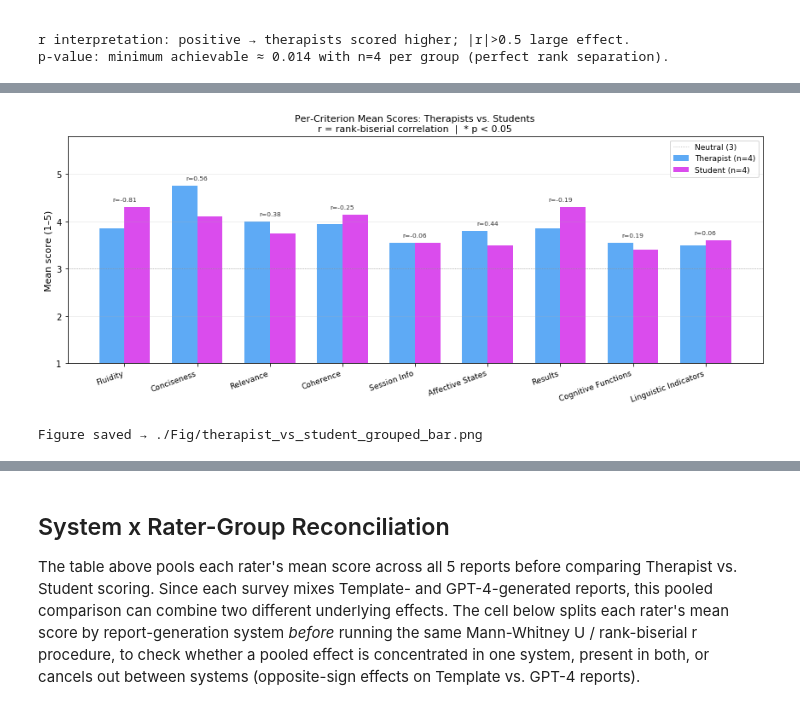
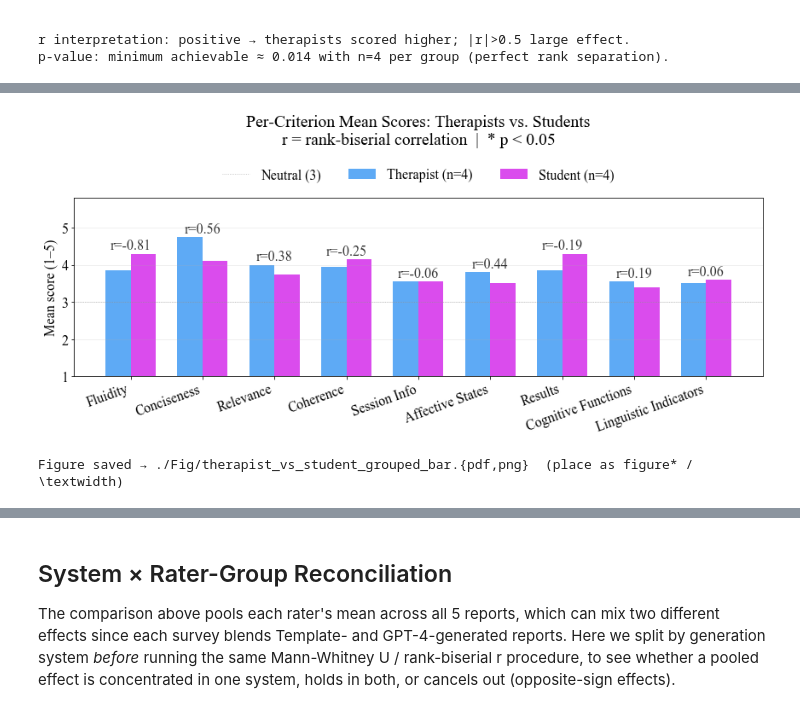
Before and after one commit to yongxin2020/clinical-nlg-human-eval, a Jupyter notebook: code/eval_results.ipynb, the cells around one changed output, grey strips where cells are left out. Drawn from its saved outputs; the diff is of its cells as text; code cells hidden in the pictures.

```diff
--- a/code/eval_results.ipynb
+++ b/code/eval_results.ipynb
@@ -427,7 +540,10 @@ r interpretation: positive → therapists scored higher; |r|>0.5 large effect.
 p-value: minimum achievable ≈ 0.014 with n=4 per group (perfect rank separation).
 # %%
 criteria_list = list(criteria_labels.values())
-fig, axes = plt.subplots(3, 3, figsize=(13, 10), facecolor="white")
+# Placed as a full-width figure* in LaTeX (3x3 grid needs the extra width to stay legible).
+FIG_W = 13
+fs = paper_fontsizes(FIG_W, placed_width_in=TEXT_WIDTH_IN)
+fig, axes = plt.subplots(3, 3, figsize=(FIG_W, 10), facecolor="white")
 
 GROUP_COLORS = {"Therapist": "#429bf4", "Student": "#d42cea"}
 np.random.seed(42)
@@ -449,21 +565,22 @@ for ax, criterion in zip(axes.flat, criteria_list):
     row = df_stats.loc[criterion]
     sig = "*" if row["p"] < 0.05 else ""
     ax.set_title(f"{criterion}\nr={row['r (rank-biserial)']:.2f}, p={row['p']:.3f}{sig}",
-                 fontsize=8.5)
+                 fontsize=fs["label"])
     ax.set_xticks([0, 1])
-    ax.set_xticklabels(["Therapist\n(n=4)", "Student\n(n=4)"], fontsize=8)
+    ax.set_xticklabels(["Therapist\n(n=4)", "Student\n(n=4)"], fontsize=fs["tick"])
+    ax.tick_params(axis="y", labelsize=fs["tick"])
     ax.set_ylim(0.5, 5.5)
     ax.axhline(3, color="gray", linestyle=":", linewidth=0.8, alpha=0.6)
-    ax.set_ylabel("Mean score (1–5)", fontsize=7.5)
+    ax.set_ylabel("Mean score (1–5)", fontsize=fs["tick"])
     ax.grid(axis="y", alpha=0.25)
 
 fig.suptitle(
     "Per-Criterion Scoring: Therapists vs. Students\n"
     "Each point = rater mean across 5 reports  |  Diamond = group mean ± SD  |  * p < 0.05",
-    fontsize=10,
+    fontsize=fs["title"],
 )
-plt.tight_layout()
-plt.savefig("./Fig/therapist_vs_student_scores.png", dpi=150)
+plt.tight_layout(rect=[0, 0, 1, 0.90])
+savefig_for_paper(fig, "./Fig/therapist_vs_student_scores")
 plt.show()
-print("Figure saved → ./Fig/therapist_vs_student_scores.png")
+print("Figure saved → ./Fig/therapist_vs_student_scores.{pdf,png}  (place as figure* / \\textwidth)")
 # %% [output]
@@ -522,46 +641,51 @@ Figure saved → ./Fig/IAA_per_criterion_barchart.png
 # %%
 # ── Fig 2: Therapist vs Student — grouped bar chart (9 criteria) ──────────────
+# Placed as a full-width figure* in LaTeX (9 criteria need the extra width to stay legible).
 group_means = (
     df_rater_means.groupby(["criterion", "group"])["mean_score"]
     .mean()
     .unstack("group")
     .reindex(criteria_list_labels)
 )
 
 x = np.arange(len(criteria_list_labels))
 w = 0.35
 
-fig2b, ax2b = plt.subplots(figsize=(12, 5), facecolor="white")
+FIG_W = 12
+fs = paper_fontsizes(FIG_W, placed_width_in=TEXT_WIDTH_IN)
+fig2b, ax2b = plt.subplots(figsize=(FIG_W, 5.5), facecolor="white")
 b_t = ax2b.bar(x - w / 2, group_means["Therapist"], w,
                label="Therapist (n=4)", color="#429bf4", alpha=0.85)
 b_s = ax2b.bar(x + w / 2, group_means["Student"],   w,
                label="Student (n=4)",   color="#d42cea", alpha=0.85)
 
 # annotate effect size r on top
 for i, criterion in enumerate(criteria_list_labels):
     r_val = df_stats.loc[criterion, "r (rank-biserial)"]
     p_val = df_stats.loc[criterion, "p"]
     sig   = "*" if p_val < 0.05 else ""
     ymax  = max(group_means.loc[criterion]) + 0.12
-    ax2b.text(i, ymax, f"r={r_val:.2f}{sig}", ha="center", fontsize=7.5, color="#333333")
+    ax2b.text(i, ymax, f"r={r_val:.2f}{sig}", ha="center", fontsize=fs["tick"], color="#333333")
 
 ax2b.set_xticks(x)
-ax2b.set_xticklabels(criteria_list_labels, rotation=20, ha="right", fontsize=9)
-ax2b.set_ylabel("Mean score (1–5)", fontsize=11)
+ax2b.set_xticklabels(criteria_list_labels, rotation=20, ha="right", fontsize=fs["tick"])
+ax2b.tick_params(axis="y", labelsize=fs["tick"])
+ax2b.set_ylabel("Mean score (1–5)", fontsize=fs["label"])
 ax2b.set_ylim(1, 5.8)
 ax2b.axhline(3, color="gray", linestyle=":", linewidth=0.8, alpha=0.6, label="Neutral (3)")
 ax2b.set_title("Per-Criterion Mean Scores: Therapists vs. Students\n"
-               "r = rank-biserial correlation  |  * p < 0.05", fontsize=11)
-ax2b.legend(fontsize=9)
+               "r = rank-biserial correlation  |  * p < 0.05", fontsize=fs["title"], pad=fs["title"] * 3.2)
+ax2b.legend(fontsize=fs["legend"], frameon=False, loc="lower center",
+            bbox_to_anchor=(0.5, 1.02), ncol=3)
 ax2b.grid(axis="y", alpha=0.25)
 
 plt.tight_layout()
-plt.savefig("./Fig/therapist_vs_student_grouped_bar.png", dpi=150)
+savefig_for_paper(fig2b, "./Fig/therapist_vs_student_grouped_bar")
 plt.show()
-print("Figure saved → ./Fig/therapist_vs_student_grouped_bar.png")
+print("Figure saved → ./Fig/therapist_vs_student_grouped_bar.{pdf,png}  (place as figure* / \\textwidth)")
 # %% [output]
-[figure, old version]
+[figure, new version]
-Figure saved → ./Fig/therapist_vs_student_grouped_bar.png
+Figure saved → ./Fig/therapist_vs_student_grouped_bar.{pdf,png}  (place as figure* / \textwidth)
 # %%
 # ── Table 1: LaTeX summary table (α + Mann-Whitney per criterion) ─────────────
 
@@ -638,15 +762,9 @@ Criterion & $\alpha$ & Therapist & Student & $\Delta$~(T$-$S) & $r$ & $p$ \\
 \end{tabular}
 \end{table}
 # %% [markdown]
-## System x Rater-Group Reconciliation
+## System × Rater-Group Reconciliation
 
-The table above pools each rater's mean score across all 5 reports before
-comparing Therapist vs. Student scoring. Since each survey mixes Template- and
-GPT-4-generated reports, this pooled comparison can combine two different underlying
-effects. The cell below splits each rater's mean score by report-generation system
-*before* running the same Mann-Whitney U / rank-biserial r procedure, to check whether
-a pooled effect is concentrated in one system, present in both, or cancels out between
-systems (opposite-sign effects on Template vs. GPT-4 reports).
+The comparison above pools each rater's mean across all 5 reports, which can mix two different effects since each survey blends Template- and GPT-4-generated reports. Here we split by generation system *before* running the same Mann-Whitney U / rank-biserial r procedure, to see whether a pooled effect is concentrated in one system, holds in both, or cancels out (opposite-sign effects).
 # %%
 # ── System (Template/GPT-4) x Rater-group (Therapist/Student) x Criterion ──
 # Builds one long-format table, then derives:
```
Also changed, not shown: parts of 16 cells of this notebook, 9 other files.
